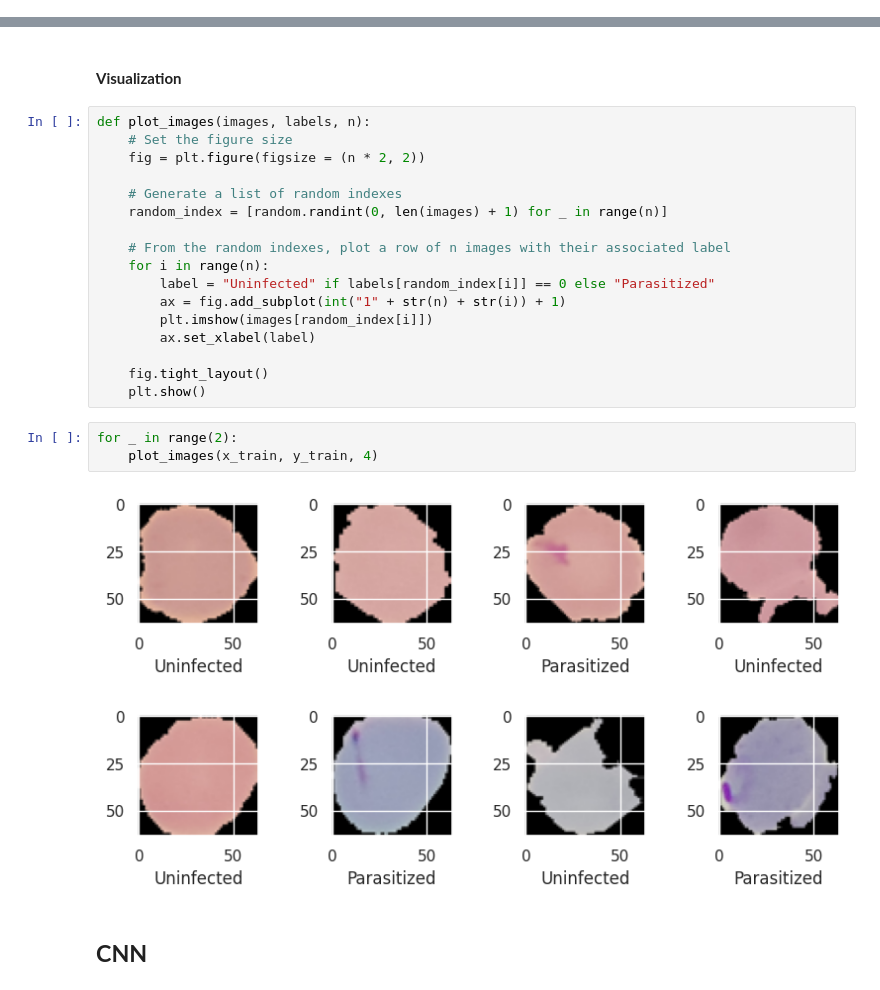
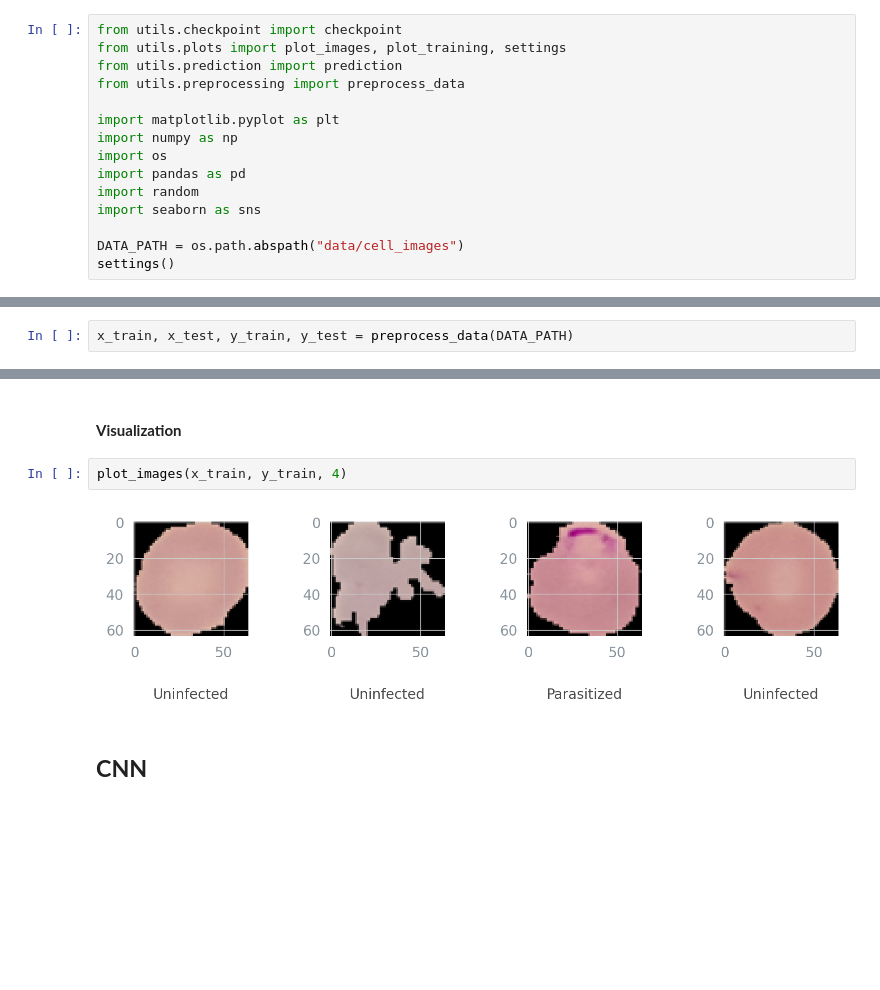
Before and after one commit to vicmcl/malaria-detection, a Jupyter notebook: malaria-detection/notebook_malaria_detection.ipynb, the cells around one changed output, grey strips where cells are left out. Cells and saved outputs as stored; diff of their text form; blank space fills up the shorter version.

```diff
--- a/malaria-detection/notebook_malaria_detection.ipynb
+++ b/malaria-detection/notebook_malaria_detection.ipynb
@@ -112,0 +63,15 @@ x_test = np.array([np.array(x) / 255 for x in x_test]).astype("float32")
+# %%
+from utils.checkpoint import checkpoint
+from utils.plots import plot_images, plot_training, settings
+from utils.prediction import prediction
+from utils.preprocessing import preprocess_data
+
+import matplotlib.pyplot as plt
+import numpy as np
+import os
+import pandas as pd
+import random
+import seaborn as sns
+
+DATA_PATH = os.path.abspath("data/cell_images")
+settings()
@@ -112,0 +80,2 @@ x_test = np.array([np.array(x) / 255 for x in x_test]).astype("float32")
+# %%
+x_train, x_test, y_train, y_test = preprocess_data(DATA_PATH)
@@ -148,29 +120,10 @@ plt.show()
 - The training dataset is well balanced with a 50/50 split between the images of parasitized and uninfected cells. Therefore, the models should be able to train on a similar number of images of parasitized and uninfected cells, which is likely to improve the results against new data.
 # %% [markdown]
 #### **Visualization**
-# %%
-def plot_images(images, labels, n):
-    # Set the figure size
-    fig = plt.figure(figsize = (n * 2, 2))
-
-    # Generate a list of random indexes
-    random_index = [random.randint(0, len(images) + 1) for _ in range(n)]
-
-    # From the random indexes, plot a row of n images with their associated label
-    for i in range(n):
-        label = "Uninfected" if labels[random_index[i]] == 0 else "Parasitized"
-        ax = fig.add_subplot(int("1" + str(n) + str(i)) + 1)
-        plt.imshow(images[random_index[i]])
-        ax.set_xlabel(label)
-
-    fig.tight_layout()
-    plt.show()
 # %%
-for _ in range(2):
-    plot_images(x_train, y_train, 4)
+plot_images(x_train, y_train, 4)
 # %% [output]
-[figure, old version]
+[figure, new version]
-[figure, removed]
 # %% [markdown]
 ## **CNN**
 # %%
```
Also changed, not shown: parts of 27 cells of this notebook.
